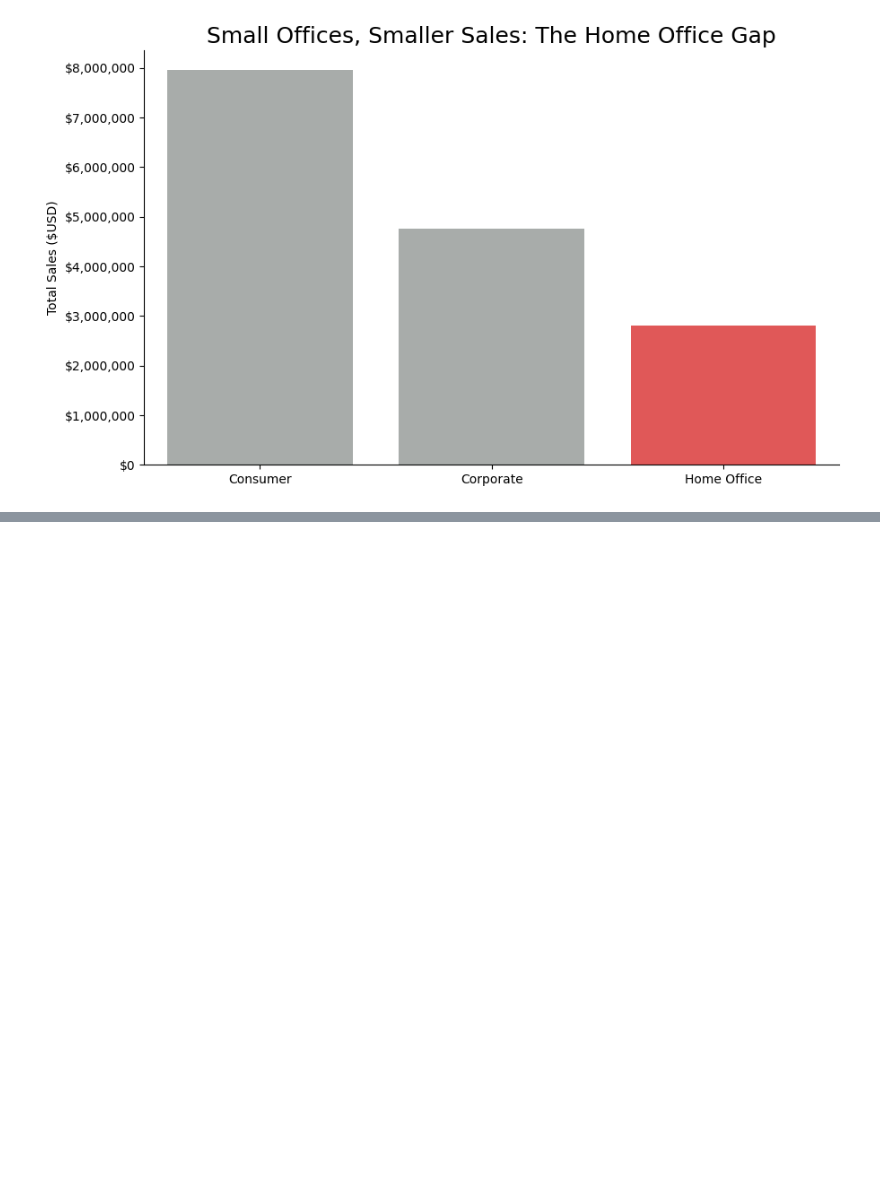
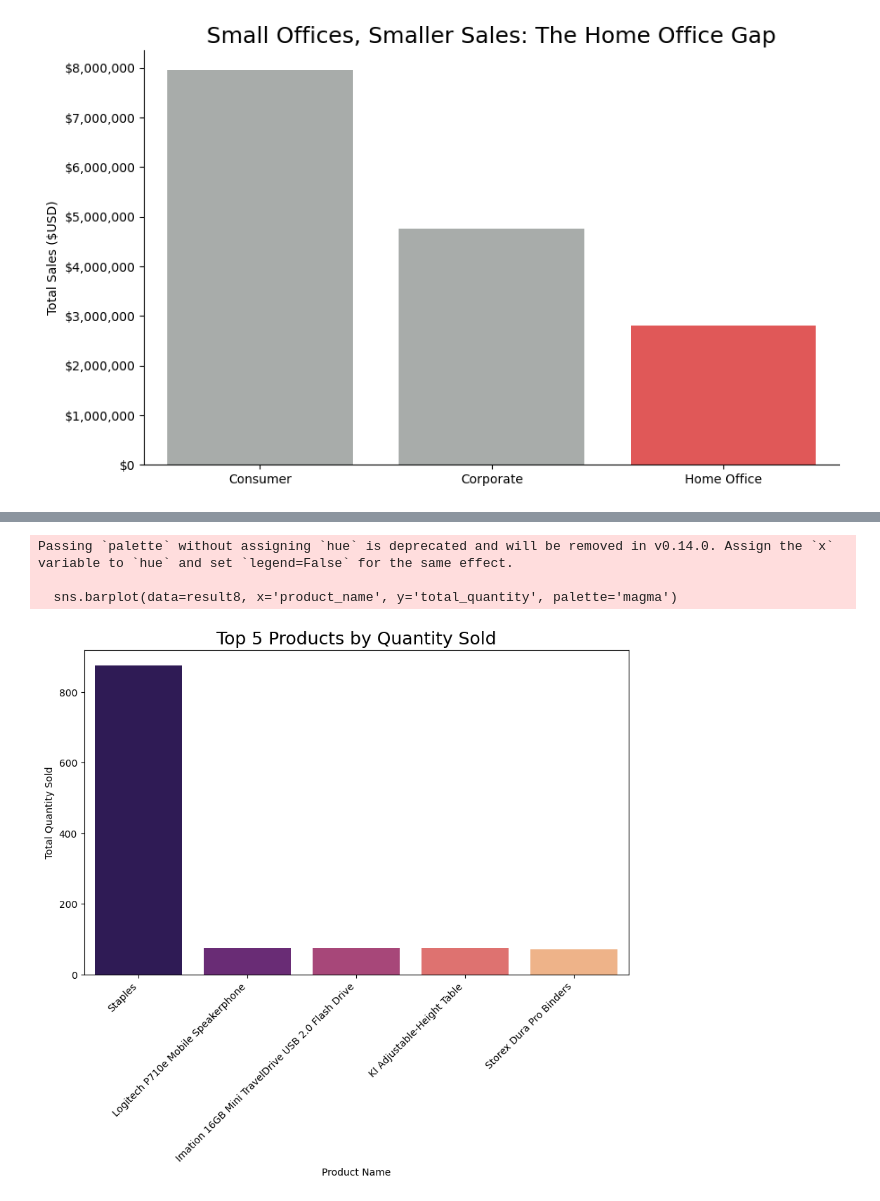
Before and after one commit to KittyRose8267/DA_M3_W4_Workflow, a Jupyter notebook: notebooks/superstore_sales_workflow.ipynb, the cells around one changed output, grey strips where cells are left out. Cells and saved outputs as stored; diff of their text form; code cells hidden in the pictures; blank space fills up the shorter version.

```diff
--- a/notebooks/superstore_sales_workflow.ipynb
+++ b/notebooks/superstore_sales_workflow.ipynb
@@ -397,0 +423,15 @@ plt.show()
+# %%
+# visualization three code here
+plt.figure(figsize=(10,6))
+sns.barplot(data=result8, x='product_name', y='total_quantity', palette='magma')
+plt.title('Top 5 Products by Quantity Sold', fontsize=18)
+plt.xlabel('Product Name')
+plt.ylabel('Total Quantity Sold')
+plt.xticks(rotation=45, ha='right')
+ax = plt.gca()
+plt.show()
+# %% [output]
+Passing `palette` without assigning `hue` is deprecated and will be removed in v0.14.0. Assign the `x` variable to `hue` and set `legend=False` for the same effect.
+
+  sns.barplot(data=result8, x='product_name', y='total_quantity', palette='magma')
+[figure, added]
```
Also changed, not shown: parts of 9 cells of this notebook.
